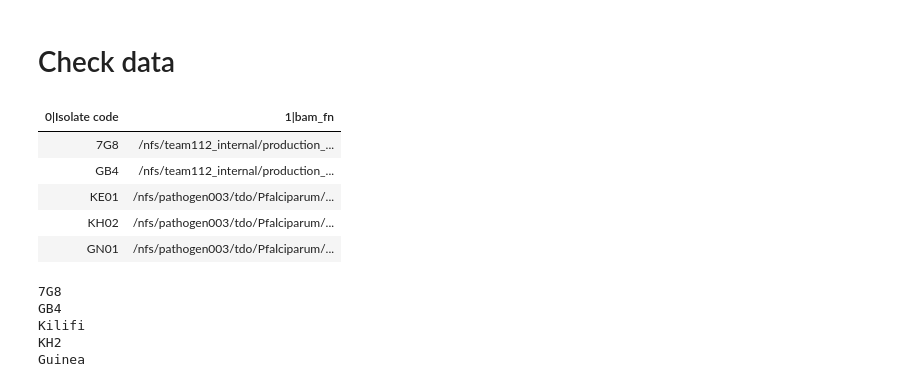
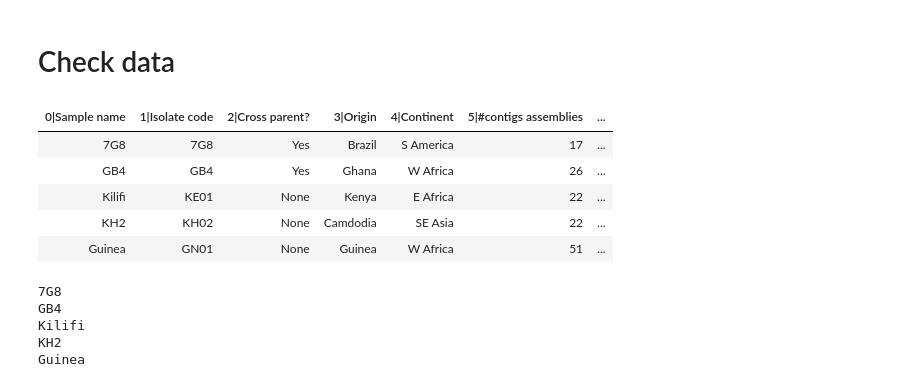
Before and after one commit to malariagen/methods-dev, a Jupyter notebook: pf3k_techbm/notebooks/20150721_gatk_pipeline.ipynb, the cells around one changed output. Cells and saved outputs as stored; diff of their text form; code cells hidden in the pictures.

```diff
--- a/pf3k_techbm/notebooks/20150721_gatk_pipeline.ipynb
+++ b/pf3k_techbm/notebooks/20150721_gatk_pipeline.ipynb
@@ -29,18 +29,18 @@ sample_manifest_fn = '../meta/validation_sample_bams.txt'
 # %%
 tbl_samples_to_process = (tbl_assembled_samples
     .cutout('Notes')
     .selectnotnone('bam_fn')
     .selecteq('To be used for', 'Validation')
-    .cut(['Isolate code', 'bam_fn'])
+    .cut(['Isolate code', 'bam_fn', ''])
 )
 tbl_samples_to_process.displayall(index_header=True)
 # %% [output]
-| 0|Isolate code | 1|bam_fn |
-| 7G8 | /nfs/team112_internal/production_... |
-| GB4 | /nfs/team112_internal/production_... |
-| KE01 | /nfs/pathogen003/tdo/Pfalciparum/... |
-| KH02 | /nfs/pathogen003/tdo/Pfalciparum/... |
-| GN01 | /nfs/pathogen003/tdo/Pfalciparum/... |
+| 0|Sample name | 1|Isolate code | 2|Cross parent? | 3|Origin | 4|Continent | 5|#contigs assemblies | ... |
+| 7G8 | 7G8 | Yes | Brazil | S America | 17 | ... |
+| GB4 | GB4 | Yes | Ghana | W Africa | 26 | ... |
+| Kilifi | KE01 | None | Kenya | E Africa | 22 | ... |
+| KH2 | KH02 | None | Camdodia | SE Asia | 22 | ... |
+| Guinea | GN01 | None | Guinea | W Africa | 51 | ... |
 # %%
 tbl_samples_to_process.data().totsv(sample_manifest_fn)
 # %%
```
Also changed, not shown: 2 other files.
